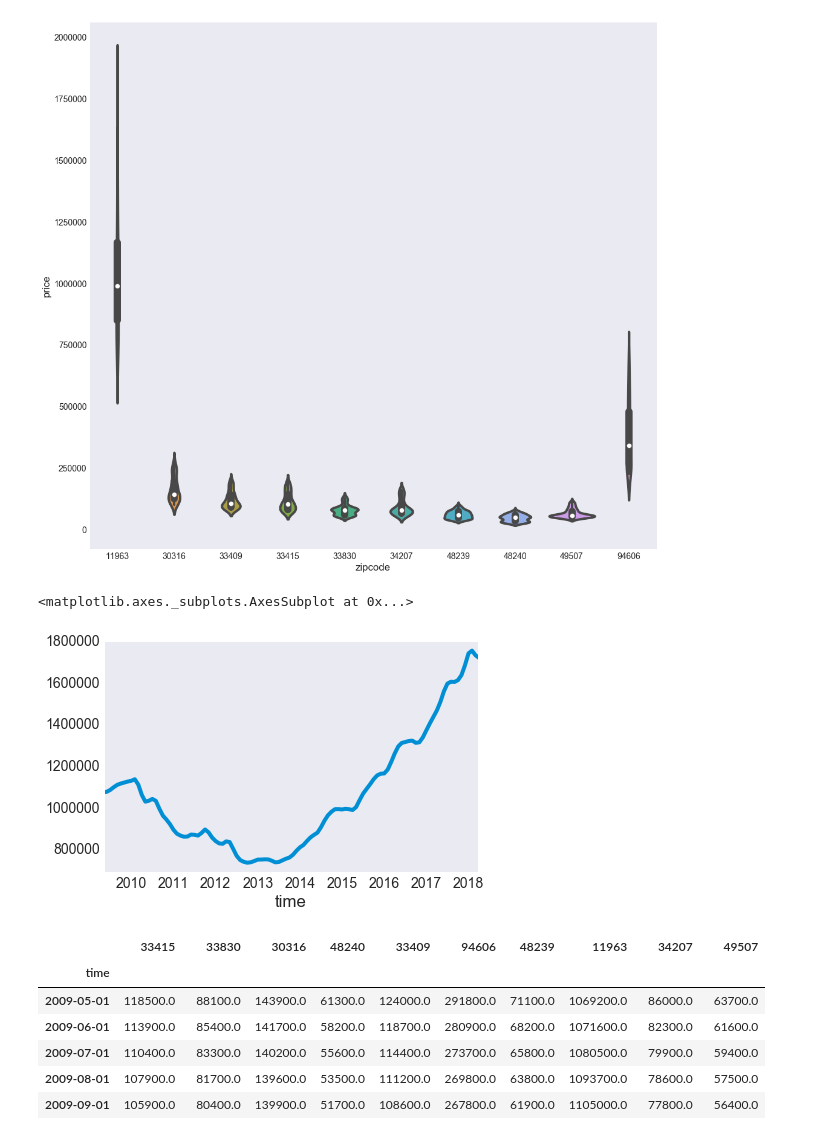
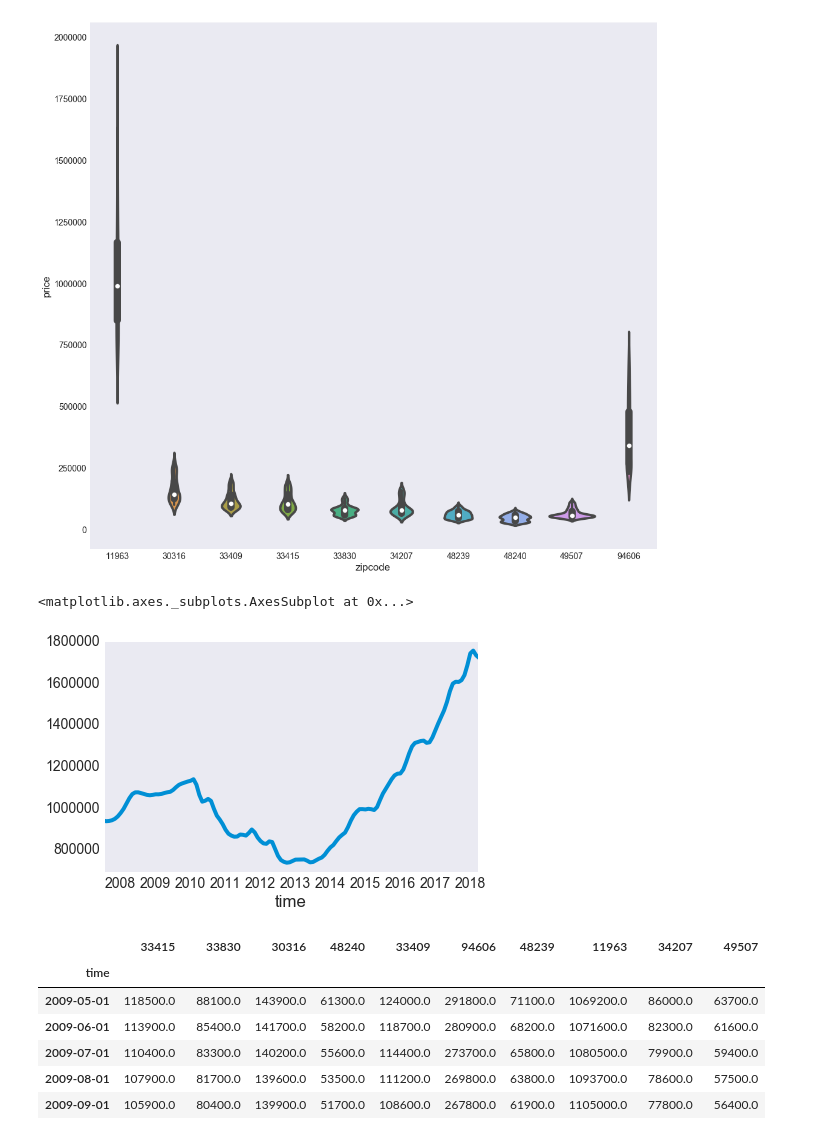
Before and after one commit to anewt225/mod_4_project, a Jupyter notebook: notebooks/EDA-Models.ipynb, the cells around one changed output. Drawn from its saved outputs; the diff is of its cells as text; code cells hidden in the pictures.

```diff
--- a/notebooks/EDA-Models.ipynb
+++ b/notebooks/EDA-Models.ipynb
@@ -185,10 +187,10 @@ sns.violinplot(x='zipcode', y='price', data=melted_target_zips)
 <matplotlib.axes._subplots.AxesSubplot at 0x...>
 [figure]
 # %%
-zipcodes['11963'][-108:].plot()
+zipcodes['11963'][-130:].plot()
 # %% [output]
 <matplotlib.axes._subplots.AxesSubplot at 0x...>
-[figure, old version]
+[figure, new version]
 # %%
 target_zips[-108:]
 # %% [output]
```
Also changed, not shown: parts of 20 cells of this notebook, 1 other file.
